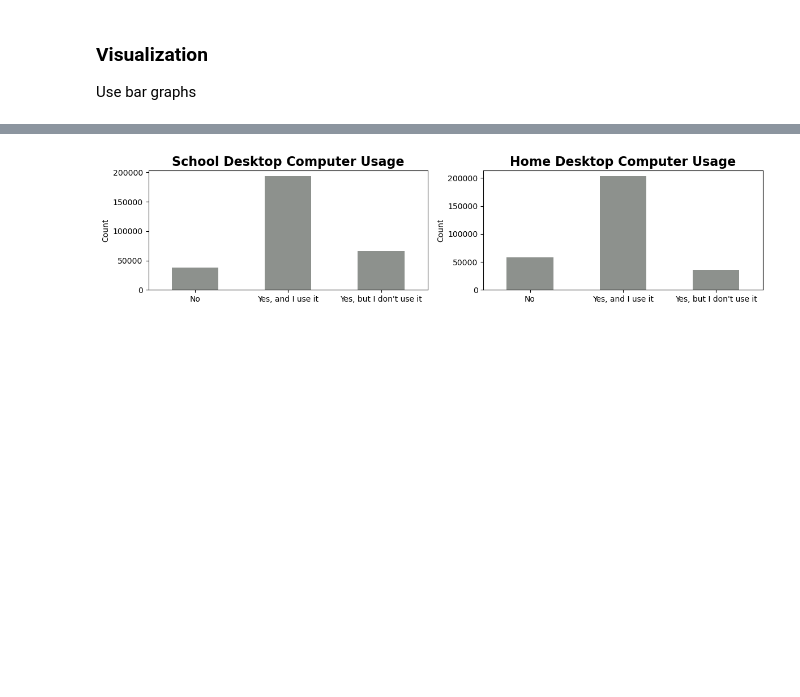
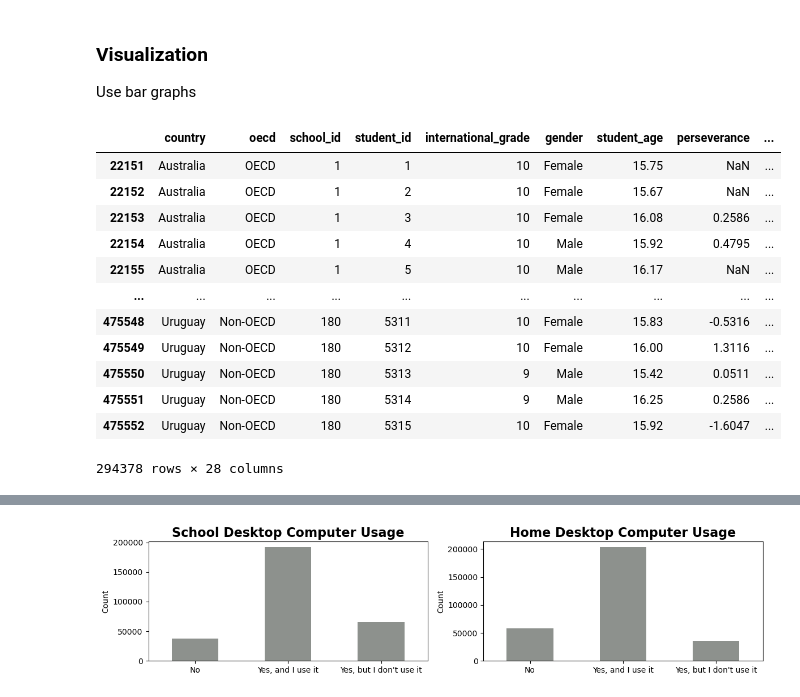
Before and after one commit to Daviedavie100/Pisa2012_data_analysis, a Jupyter notebook: Exploration.ipynb, the cells around one changed output, grey strips where cells are left out. Drawn from its saved outputs; the diff is of its cells as text; code cells hidden in the pictures; blank space fills up the shorter version.

```diff
--- a/Exploration.ipynb
+++ b/Exploration.ipynb
@@ -906,3 +921,20 @@ pisa_clean.head(5)
 ### Visualization
 
 Use bar graphs
+# %%
+com=pisa_clean[~pisa_clean['home_desktop_computer'].isna()]
+com[~com['school_desktop_computer'].isna()]
+# %% [output]
+|  | country | oecd | school_id | student_id | international_grade | gender | student_age | perseverance | ... |
+| 22151 | Australia | OECD | 1 | 1 | 10 | Female | 15.75 | NaN | ... |
+| 22152 | Australia | OECD | 1 | 2 | 10 | Female | 15.67 | NaN | ... |
+| 22153 | Australia | OECD | 1 | 3 | 10 | Female | 16.08 | 0.2586 | ... |
+| 22154 | Australia | OECD | 1 | 4 | 10 | Male | 15.92 | 0.4795 | ... |
+| 22155 | Australia | OECD | 1 | 5 | 10 | Male | 16.17 | NaN | ... |
+| ... | ... | ... | ... | ... | ... | ... | ... | ... | ... |
+| 475548 | Uruguay | Non-OECD | 180 | 5311 | 10 | Female | 15.83 | -0.5316 | ... |
+| 475549 | Uruguay | Non-OECD | 180 | 5312 | 10 | Female | 16.00 | 1.3116 | ... |
+| 475550 | Uruguay | Non-OECD | 180 | 5313 | 9 | Male | 15.42 | 0.0511 | ... |
+| 475551 | Uruguay | Non-OECD | 180 | 5314 | 9 | Male | 16.25 | 0.2586 | ... |
+| 475552 | Uruguay | Non-OECD | 180 | 5315 | 10 | Female | 15.92 | -1.6047 | ... |
+294378 rows × 28 columns
```
Also changed, not shown: parts of 5 cells of this notebook.
